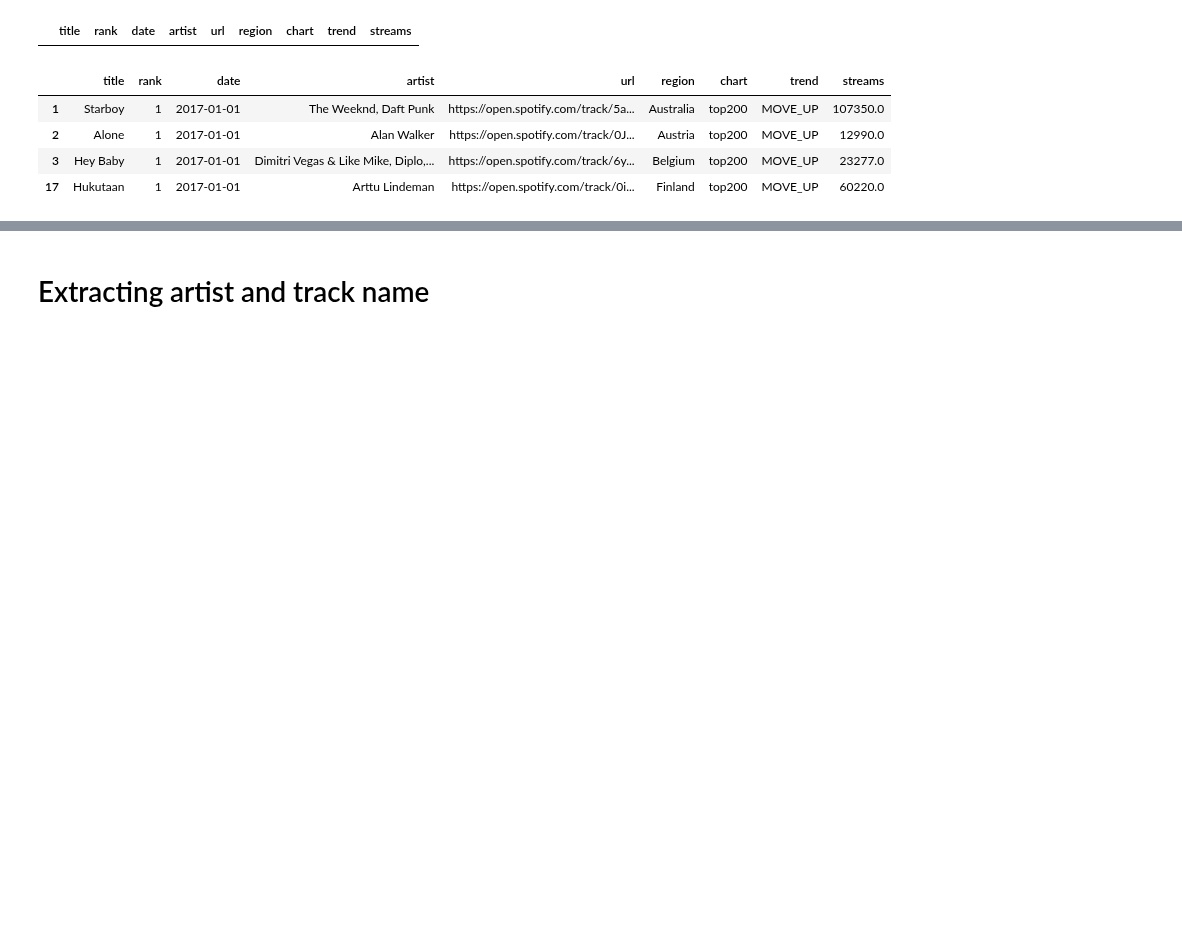
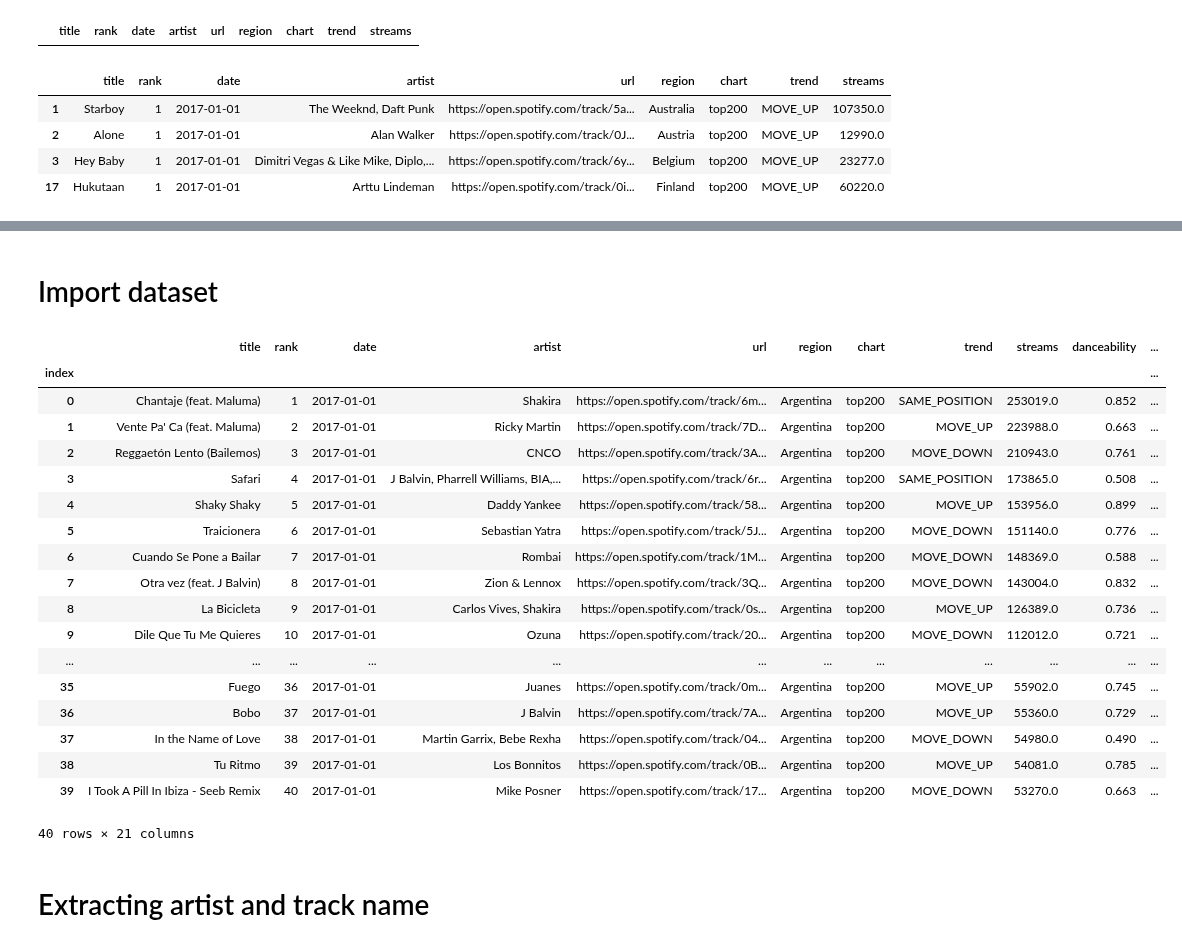
Before and after one commit to HolmQ84/DataScience-ExamProject, a Jupyter notebook: DataScience-SongManagement/JupyterNotebook/Web Scraper for collaborator.ipynb, the cells around one changed output, grey strips where cells are left out. Drawn from its saved outputs; the diff is of its cells as text; code cells hidden in the pictures; blank space fills up the shorter version.

```diff
--- a/DataScience-SongManagement/JupyterNotebook/Web Scraper for collaborator.ipynb
+++ b/DataScience-SongManagement/JupyterNotebook/Web Scraper for collaborator.ipynb
@@ -155,0 +130,2 @@ data.head(20)
+# %% [markdown]
+# Import dataset
@@ -156,2 +134,24 @@ data.head(20)
+# %%
+data.head(40)
+# %% [output]
+|  | title | rank | date | artist | url | region | chart | trend | streams | danceability | ... |
+| index |  |  |  |  |  |  |  |  |  |  | ... |
+| 0 | Chantaje (feat. Maluma) | 1 | 2017-01-01 | Shakira | https://open.spotify.com/track/6m... | Argentina | top200 | SAME_POSITION | 253019.0 | 0.852 | ... |
+| 1 | Vente Pa' Ca (feat. Maluma) | 2 | 2017-01-01 | Ricky Martin | https://open.spotify.com/track/7D... | Argentina | top200 | MOVE_UP | 223988.0 | 0.663 | ... |
+| 2 | Reggaetón Lento (Bailemos) | 3 | 2017-01-01 | CNCO | https://open.spotify.com/track/3A... | Argentina | top200 | MOVE_DOWN | 210943.0 | 0.761 | ... |
+| 3 | Safari | 4 | 2017-01-01 | J Balvin, Pharrell Williams, BIA,... | https://open.spotify.com/track/6r... | Argentina | top200 | SAME_POSITION | 173865.0 | 0.508 | ... |
+| 4 | Shaky Shaky | 5 | 2017-01-01 | Daddy Yankee | https://open.spotify.com/track/58... | Argentina | top200 | MOVE_UP | 153956.0 | 0.899 | ... |
+| 5 | Traicionera | 6 | 2017-01-01 | Sebastian Yatra | https://open.spotify.com/track/5J... | Argentina | top200 | MOVE_DOWN | 151140.0 | 0.776 | ... |
+| 6 | Cuando Se Pone a Bailar | 7 | 2017-01-01 | Rombai | https://open.spotify.com/track/1M... | Argentina | top200 | MOVE_DOWN | 148369.0 | 0.588 | ... |
+| 7 | Otra vez (feat. J Balvin) | 8 | 2017-01-01 | Zion & Lennox | https://open.spotify.com/track/3Q... | Argentina | top200 | MOVE_DOWN | 143004.0 | 0.832 | ... |
+| 8 | La Bicicleta | 9 | 2017-01-01 | Carlos Vives, Shakira | https://open.spotify.com/track/0s... | Argentina | top200 | MOVE_UP | 126389.0 | 0.736 | ... |
+| 9 | Dile Que Tu Me Quieres | 10 | 2017-01-01 | Ozuna | https://open.spotify.com/track/20... | Argentina | top200 | MOVE_DOWN | 112012.0 | 0.721 | ... |
+| ... | ... | ... | ... | ... | ... | ... | ... | ... | ... | ... | ... |
+| 35 | Fuego | 36 | 2017-01-01 | Juanes | https://open.spotify.com/track/0m... | Argentina | top200 | MOVE_UP | 55902.0 | 0.745 | ... |
+| 36 | Bobo | 37 | 2017-01-01 | J Balvin | https://open.spotify.com/track/7A... | Argentina | top200 | MOVE_UP | 55360.0 | 0.729 | ... |
+| 37 | In the Name of Love | 38 | 2017-01-01 | Martin Garrix, Bebe Rexha | https://open.spotify.com/track/04... | Argentina | top200 | MOVE_DOWN | 54980.0 | 0.490 | ... |
+| 38 | Tu Ritmo | 39 | 2017-01-01 | Los Bonnitos | https://open.spotify.com/track/0B... | Argentina | top200 | MOVE_UP | 54081.0 | 0.785 | ... |
+| 39 | I Took A Pill In Ibiza - Seeb Remix | 40 | 2017-01-01 | Mike Posner | https://open.spotify.com/track/17... | Argentina | top200 | MOVE_DOWN | 53270.0 | 0.663 | ... |
+40 rows × 21 columns
 # %% [markdown]
 # Extracting artist and track name
```
Also changed, not shown: parts of 13 cells of this notebook.
